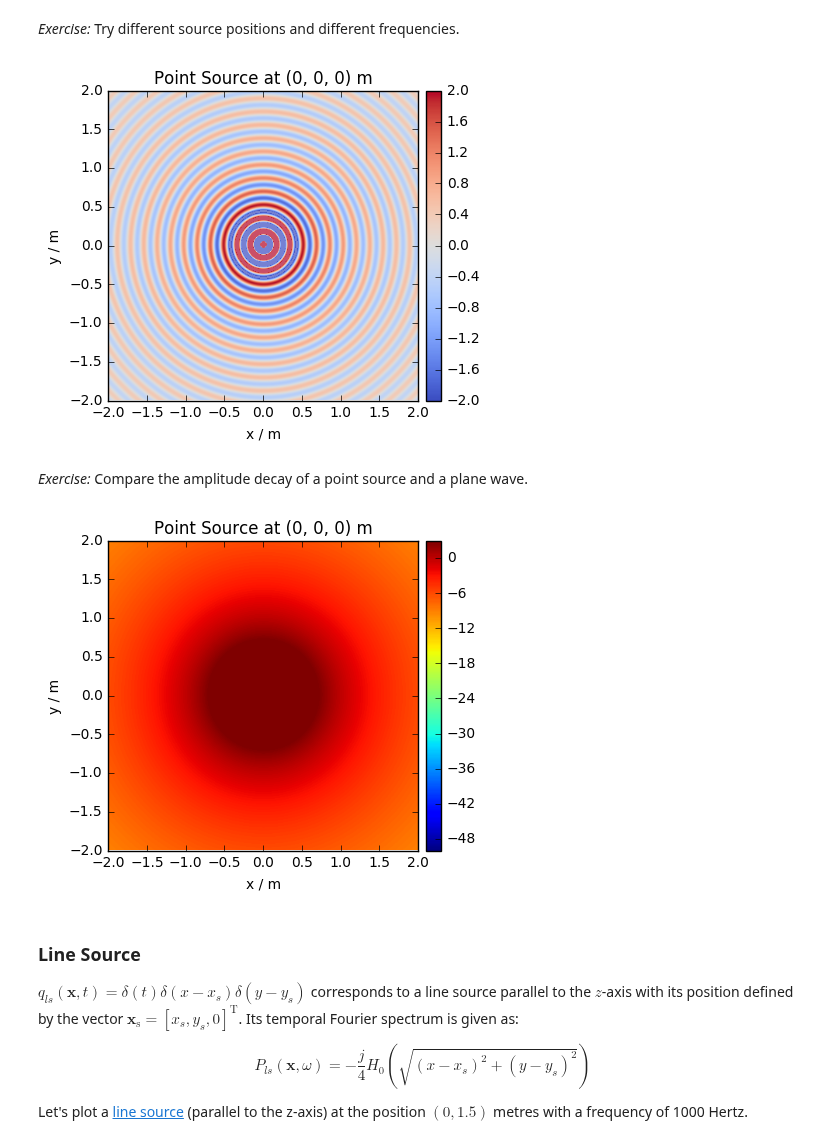
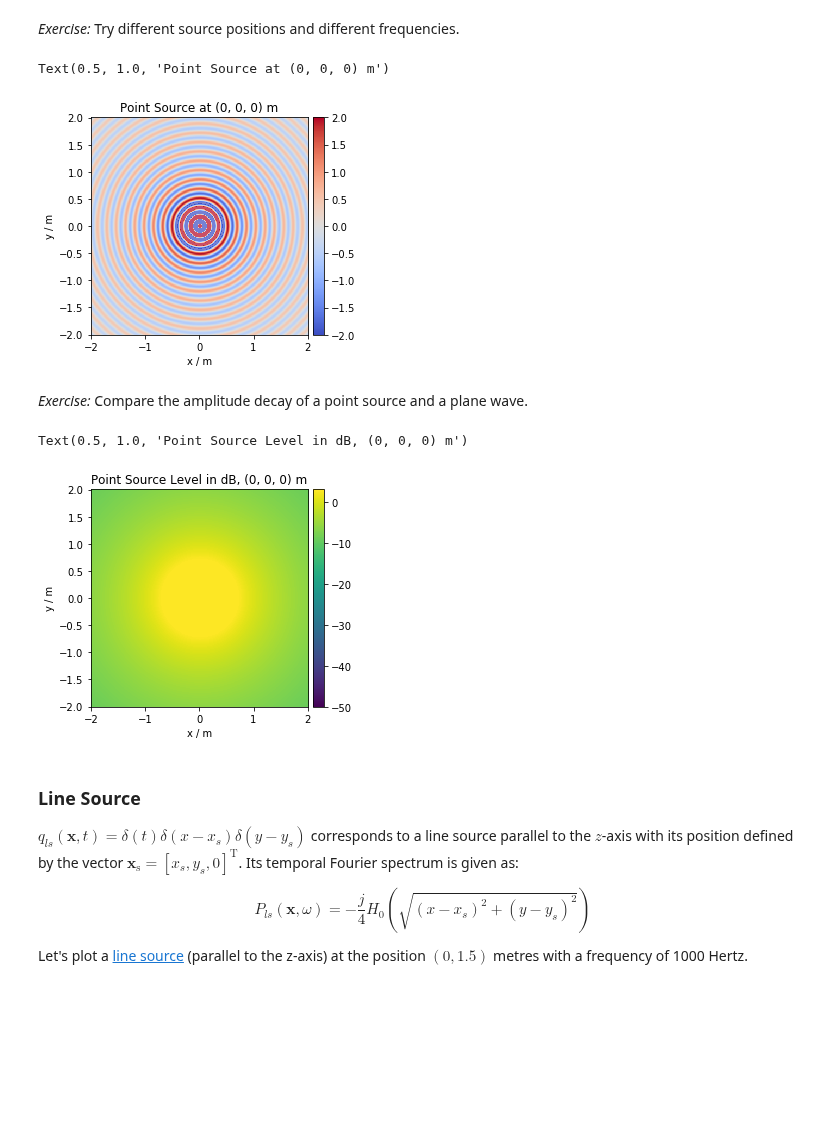
Before and after one commit to spatialaudio/selected-topics-in-audio-signal-processing-exercises, a Jupyter notebook: physics_of_sound_I-solutions.ipynb, the cells around one changed output. Cells and saved outputs as stored; diff of their text form; code cells hidden in the pictures; blank space fills up the shorter version.

```diff
--- a/physics_of_sound_I-solutions.ipynb
+++ b/physics_of_sound_I-solutions.ipynb
@@ -238,9 +247,7 @@ plt.title("Plane wave with $n_{{pw}} = {}$".format(npw));  # set title of plot
 # %%
-sfs.defs.c = 1400
+c = 343 / 2
 
-p_plane = sfs.mono.source.plane(omega, x0, npw, grid);  # compute sound pressure field
-sfs.plot.soundfield(p_plane, grid);  # plotting command
-plt.title("Plane wave with $n_{{pw}} = {}$".format(npw));  # set title of plot
-
-sfs.defs.c = 343
+p_plane = sfs.fd.source.plane(omega, x0, npw, grid, c=c)
+sfs.plot2d.amplitude(p_plane, grid)  # plotting command
+plt.title("Plane wave with $n_{{pw}} = {}$".format(npw))  # set title of plot
 # %% [output]
@@ -302,19 +314,21 @@ xs = 0, 0, 0  # position (metre)
 f = 2000  # time-frequency (Hz)
 omega = 2 * np.pi * f  # angular frequency (rad/s)
 
-p_point = sfs.mono.source.point(omega, xs, None, grid)
+p_point = sfs.fd.source.point(omega, xs, grid)
 p_point = p_point * scaling_factor_point_source
-sfs.plot.soundfield(p_point, grid)
-plt.title("Point Source at {} m".format(xs));
+sfs.plot2d.amplitude(p_point, grid)
+plt.title("Point Source at {} m".format(xs))
 # %% [output]
+Text(0.5, 1.0, 'Point Source at (0, 0, 0) m')
-[figure, old version]
+[figure, new version]
 # %% [markdown]
 *Exercise:* Compare the amplitude decay of a point source and a plane wave.
 # %%
-sfs.plot.level(p_point, grid)
-plt.title("Point Source at {} m".format(xs));
+sfs.plot2d.level(p_point, grid)
+plt.title("Point Source Level in dB, {} m".format(xs))
 # %% [output]
+Text(0.5, 1.0, 'Point Source Level in dB, (0, 0, 0) m')
-[figure, old version]
+[figure, new version]
 # %% [markdown]
 ### Line Source
 
```
Also changed, not shown: parts of 21 cells of this notebook, 1 other file.
